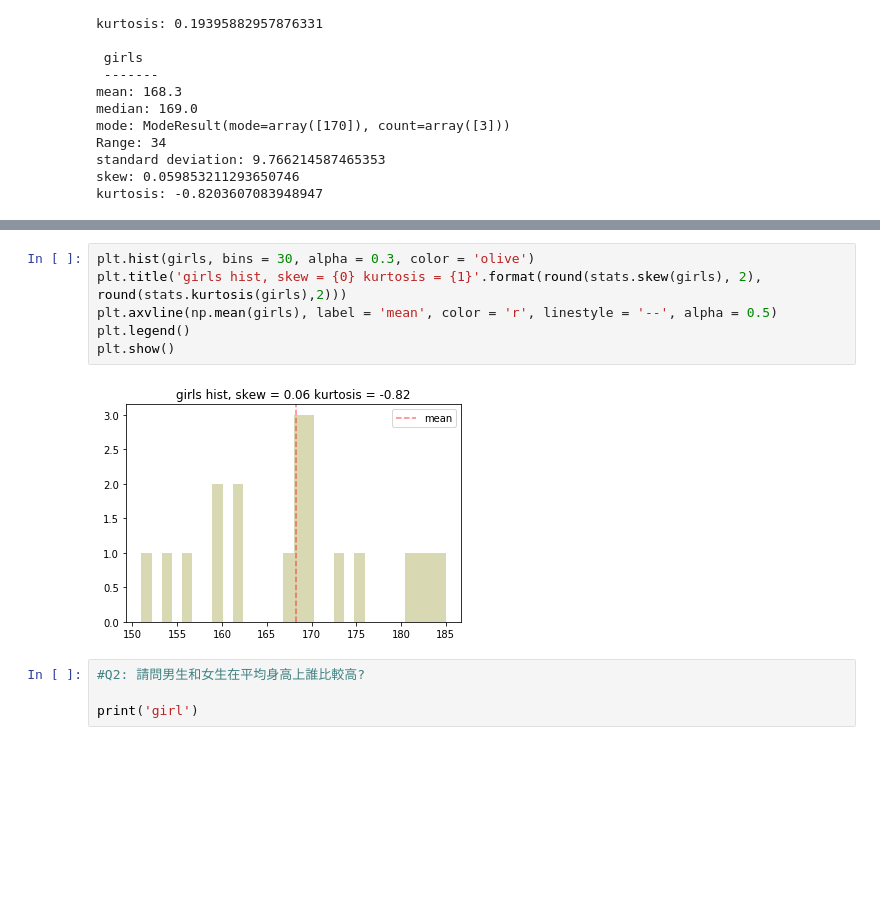
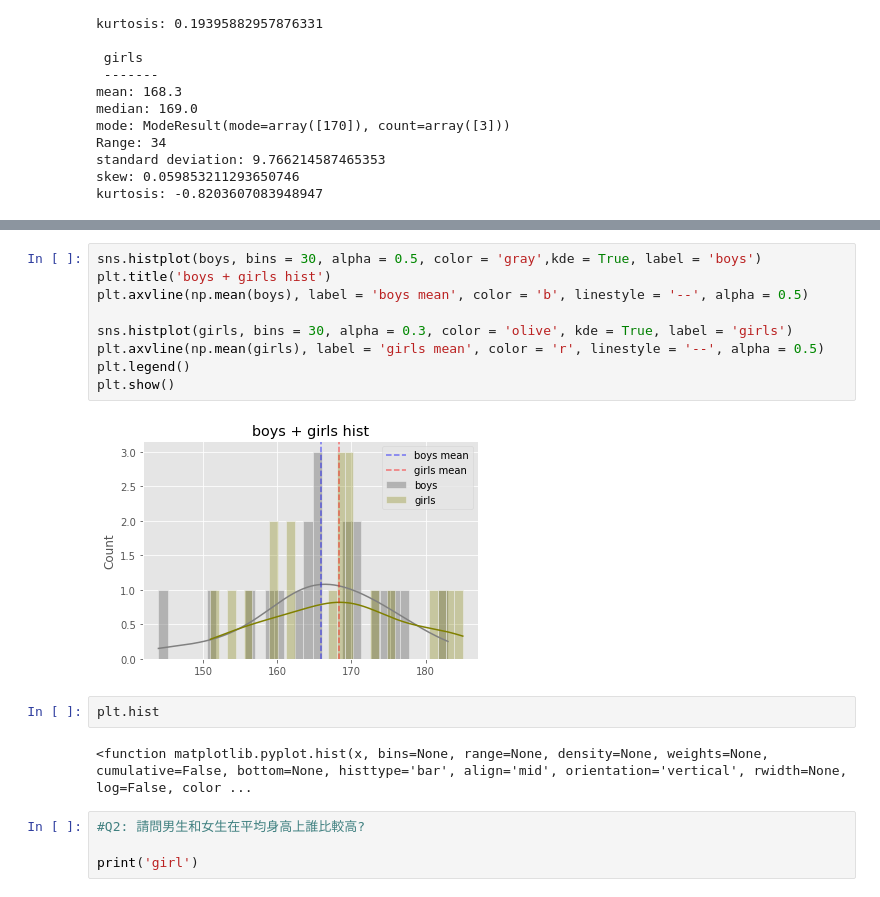
Before and after one commit to NaveenLin/ML100Days, a Jupyter notebook: homework/Day_0027_HW.ipynb, the cells around one changed output, grey strips where cells are left out. Cells and saved outputs as stored; diff of their text form; blank space fills up the shorter version.

```diff
--- a/homework/Day_0027_HW.ipynb
+++ b/homework/Day_0027_HW.ipynb
@@ -80,11 +80,18 @@ plt.show()
 # %%
-plt.hist(girls, bins = 30, alpha = 0.3, color = 'olive')
-plt.title('girls hist, skew = {0} kurtosis = {1}'.format(round(stats.skew(girls), 2), round(stats.kurtosis(girls),2)))
-plt.axvline(np.mean(girls), label = 'mean', color = 'r', linestyle = '--', alpha = 0.5)
+sns.histplot(boys, bins = 30, alpha = 0.5, color = 'gray',kde = True, label = 'boys')
+plt.title('boys + girls hist')
+plt.axvline(np.mean(boys), label = 'boys mean', color = 'b', linestyle = '--', alpha = 0.5)
+
+sns.histplot(girls, bins = 30, alpha = 0.3, color = 'olive', kde = True, label = 'girls')
+plt.axvline(np.mean(girls), label = 'girls mean', color = 'r', linestyle = '--', alpha = 0.5)
 plt.legend()
 plt.show()
 # %% [output]
-[figure, old version]
+[figure, new version]
+# %%
+plt.hist
+# %% [output]
+<function matplotlib.pyplot.hist(x, bins=None, range=None, density=None, weights=None, cumulative=False, bottom=None, histtype='bar', align='mid', orientation='vertical', rwidth=None, log=False, color ...
 # %%
 #Q2: 請問男生和女生在平均身高上誰比較高?
 
```
Also changed, not shown: parts of 5 cells of this notebook, 1 other file.
